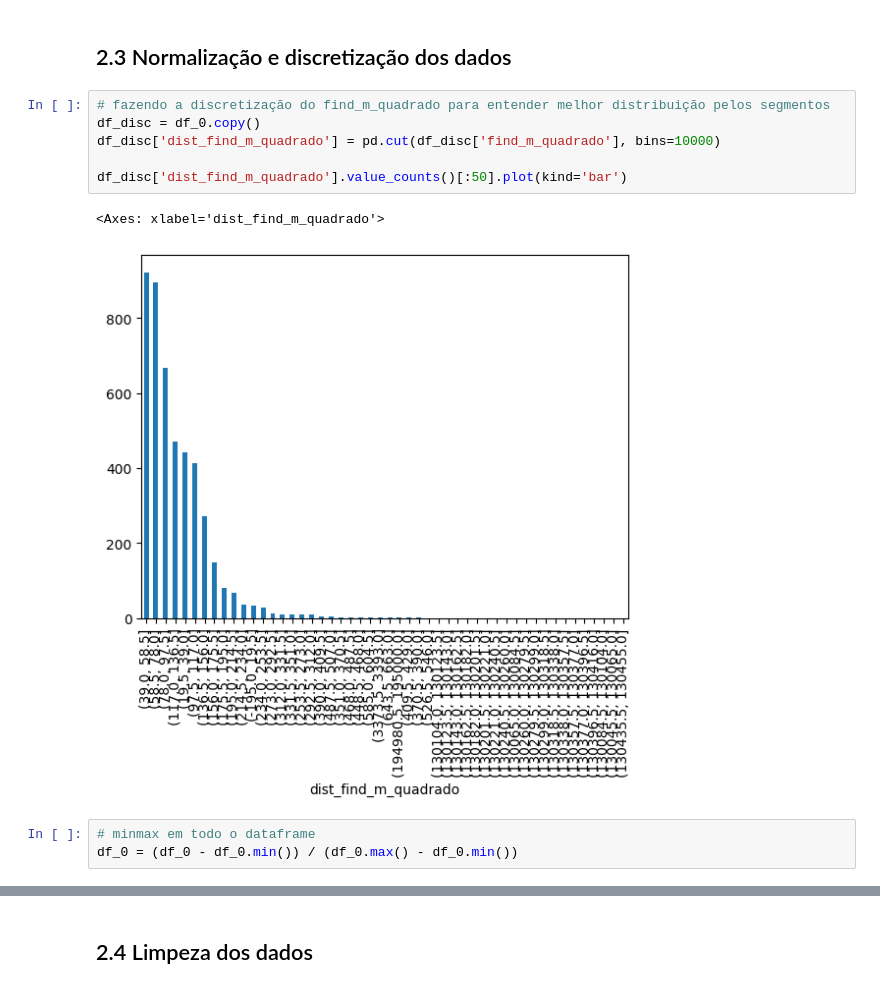
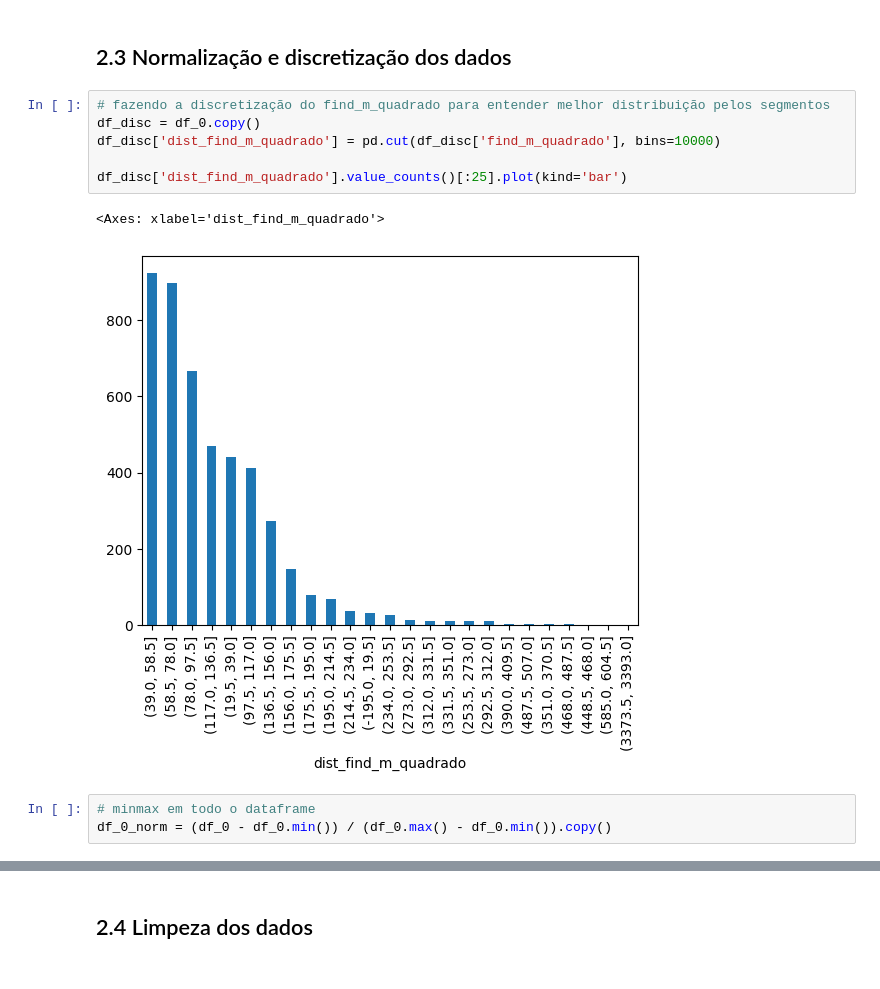
Before and after one commit to DaviMPaiva/scraping, a Jupyter notebook: notebook_analysis/data_analysis.ipynb, the cells around one changed output, grey strips where cells are left out. Saved outputs shown, nothing was run; the diff lists cells and outputs as text.

```diff
--- a/notebook_analysis/data_analysis.ipynb
+++ b/notebook_analysis/data_analysis.ipynb
@@ -277,13 +277,13 @@ dtype: int64
 # %%
 # fazendo a discretização do find_m_quadrado para entender melhor distribuição pelos segmentos
 df_disc = df_0.copy()
 df_disc['dist_find_m_quadrado'] = pd.cut(df_disc['find_m_quadrado'], bins=10000)
 
-df_disc['dist_find_m_quadrado'].value_counts()[:50].plot(kind='bar')
+df_disc['dist_find_m_quadrado'].value_counts()[:25].plot(kind='bar')
 # %% [output]
 <Axes: xlabel='dist_find_m_quadrado'>
-[figure, old version]
+[figure, new version]
 # %%
 # minmax em todo o dataframe
-df_0 = (df_0 - df_0.min()) / (df_0.max() - df_0.min())
+df_0_norm = (df_0 - df_0.min()) / (df_0.max() - df_0.min()).copy()
 # %%
```
Also changed, not shown: parts of 13 cells of this notebook.
